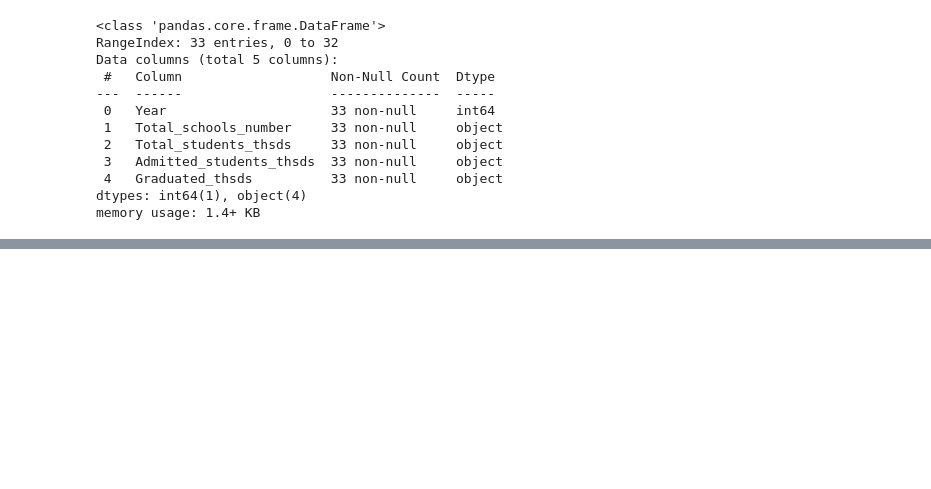
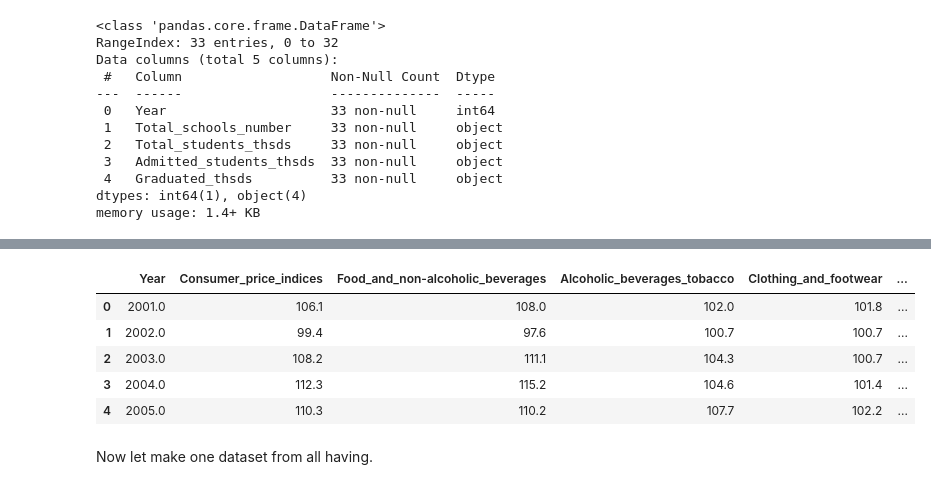
Before and after one commit to LordAdwond/students_number_dinamics_in_Ukraine, a Jupyter notebook: EDA.ipynb, the cells around one changed output, grey strips where cells are left out. Cells and saved outputs as stored; diff of their text form; code cells hidden in the pictures; blank space fills up the shorter version.

```diff
--- a/EDA.ipynb
+++ b/EDA.ipynb
@@ -292,0 +272,9 @@ See the caveats in the documentation: https://pandas.pydata.org/pandas-docs/stab
+# %%
+consumer_price_indices.head()
+# %% [output]
+|  | Year | Consumer_price_indices | Food_and_non-alcoholic_beverages | Alcoholic_beverages_tobacco | Clothing_and_footwear | ... |
+| 0 | 2001.0 | 106.1 | 108.0 | 102.0 | 101.8 | ... |
+| 1 | 2002.0 | 99.4 | 97.6 | 100.7 | 100.7 | ... |
+| 2 | 2003.0 | 108.2 | 111.1 | 104.3 | 100.7 | ... |
+| 3 | 2004.0 | 112.3 | 115.2 | 104.6 | 101.4 | ... |
+| 4 | 2005.0 | 110.3 | 110.2 | 107.7 | 102.2 | ... |
@@ -292,0 +293,2 @@ See the caveats in the documentation: https://pandas.pydata.org/pandas-docs/stab
+# %% [markdown]
+Now let make one dataset from all having.
```
Also changed, not shown: parts of 51 cells of this notebook.
